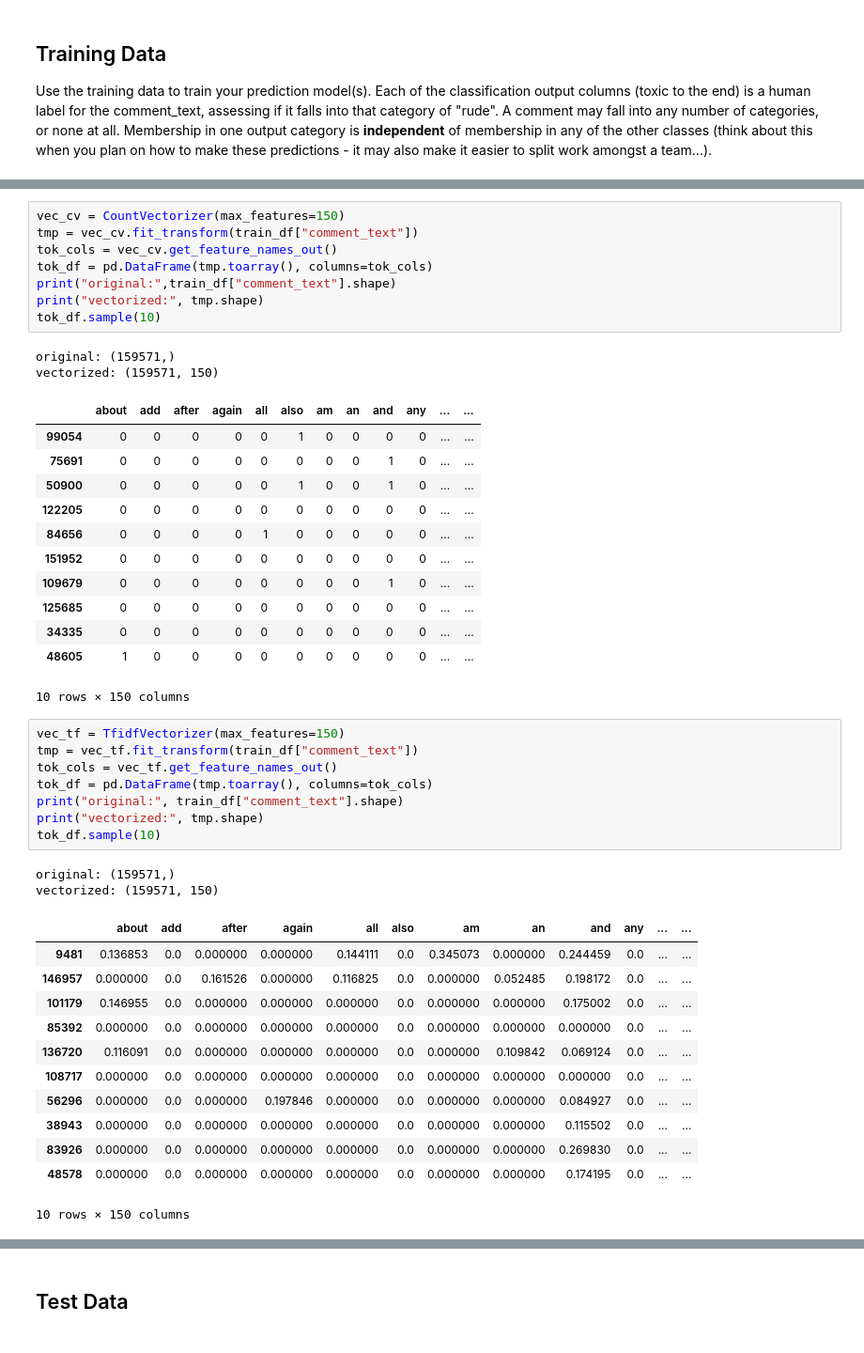
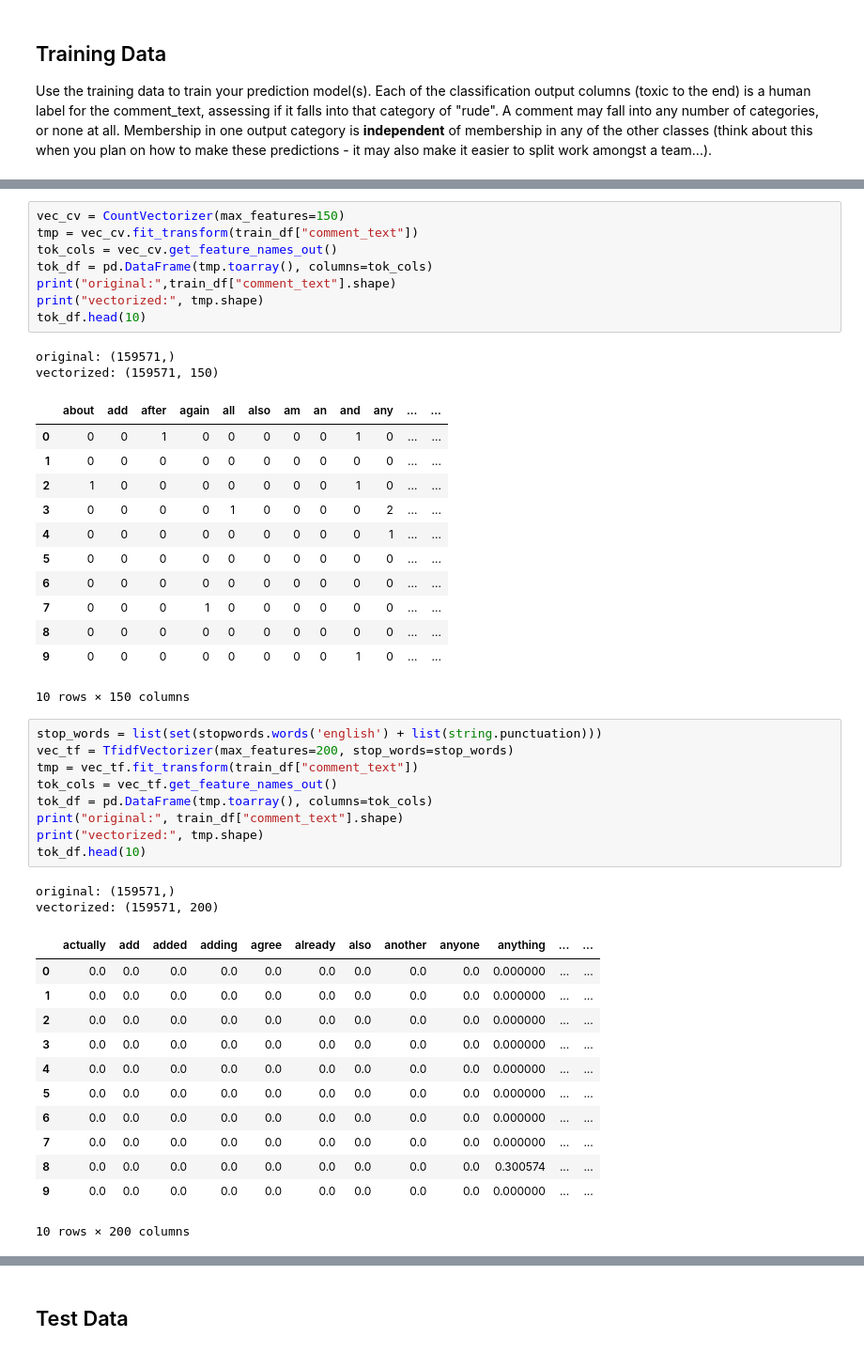
Before and after one commit to michaeljharris/ItML_Project_1_Students, a Jupyter notebook: proj_1_start.ipynb, the cells around one changed output, grey strips where cells are left out. Shown: that part at 94% size. Saved outputs shown, nothing was run; the diff lists cells and outputs as text.

```diff
--- a/proj_1_start.ipynb
+++ b/proj_1_start.ipynb
@@ -65,42 +66,43 @@ tok_cols = vec_cv.get_feature_names_out()
 tok_df = pd.DataFrame(tmp.toarray(), columns=tok_cols)
 print("original:",train_df["comment_text"].shape)
 print("vectorized:", tmp.shape)
-tok_df.sample(10)
+tok_df.head(10)
 # %% [output]
 original: (159571,)
 vectorized: (159571, 150)
 |  | about | add | after | again | all | also | am | an | and | any | ... | ... |
-| 99054 | 0 | 0 | 0 | 0 | 0 | 1 | 0 | 0 | 0 | 0 | ... | ... |
-| 75691 | 0 | 0 | 0 | 0 | 0 | 0 | 0 | 0 | 1 | 0 | ... | ... |
-| 50900 | 0 | 0 | 0 | 0 | 0 | 1 | 0 | 0 | 1 | 0 | ... | ... |
-| 122205 | 0 | 0 | 0 | 0 | 0 | 0 | 0 | 0 | 0 | 0 | ... | ... |
-| 84656 | 0 | 0 | 0 | 0 | 1 | 0 | 0 | 0 | 0 | 0 | ... | ... |
-| 151952 | 0 | 0 | 0 | 0 | 0 | 0 | 0 | 0 | 0 | 0 | ... | ... |
-| 109679 | 0 | 0 | 0 | 0 | 0 | 0 | 0 | 0 | 1 | 0 | ... | ... |
-| 125685 | 0 | 0 | 0 | 0 | 0 | 0 | 0 | 0 | 0 | 0 | ... | ... |
-| 34335 | 0 | 0 | 0 | 0 | 0 | 0 | 0 | 0 | 0 | 0 | ... | ... |
-| 48605 | 1 | 0 | 0 | 0 | 0 | 0 | 0 | 0 | 0 | 0 | ... | ... |
+| 0 | 0 | 0 | 1 | 0 | 0 | 0 | 0 | 0 | 1 | 0 | ... | ... |
+| 1 | 0 | 0 | 0 | 0 | 0 | 0 | 0 | 0 | 0 | 0 | ... | ... |
+| 2 | 1 | 0 | 0 | 0 | 0 | 0 | 0 | 0 | 1 | 0 | ... | ... |
+| 3 | 0 | 0 | 0 | 0 | 1 | 0 | 0 | 0 | 0 | 2 | ... | ... |
+| 4 | 0 | 0 | 0 | 0 | 0 | 0 | 0 | 0 | 0 | 1 | ... | ... |
+| 5 | 0 | 0 | 0 | 0 | 0 | 0 | 0 | 0 | 0 | 0 | ... | ... |
+| 6 | 0 | 0 | 0 | 0 | 0 | 0 | 0 | 0 | 0 | 0 | ... | ... |
+| 7 | 0 | 0 | 0 | 1 | 0 | 0 | 0 | 0 | 0 | 0 | ... | ... |
+| 8 | 0 | 0 | 0 | 0 | 0 | 0 | 0 | 0 | 0 | 0 | ... | ... |
+| 9 | 0 | 0 | 0 | 0 | 0 | 0 | 0 | 0 | 1 | 0 | ... | ... |
 10 rows × 150 columns
 # %%
-vec_tf = TfidfVectorizer(max_features=150)
+stop_words = list(set(stopwords.words('english') + list(string.punctuation)))
+vec_tf = TfidfVectorizer(max_features=200, stop_words=stop_words)
 tmp = vec_tf.fit_transform(train_df["comment_text"])
 tok_cols = vec_tf.get_feature_names_out()
 tok_df = pd.DataFrame(tmp.toarray(), columns=tok_cols)
 print("original:", train_df["comment_text"].shape)
 print("vectorized:", tmp.shape)
-tok_df.sample(10)
+tok_df.head(10)
 # %% [output]
 original: (159571,)
-vectorized: (159571, 150)
+vectorized: (159571, 200)
-|  | about | add | after | again | all | also | am | an | and | any | ... | ... |
-| 9481 | 0.136853 | 0.0 | 0.000000 | 0.000000 | 0.144111 | 0.0 | 0.345073 | 0.000000 | 0.244459 | 0.0 | ... | ... |
-| 146957 | 0.000000 | 0.0 | 0.161526 | 0.000000 | 0.116825 | 0.0 | 0.000000 | 0.052485 | 0.198172 | 0.0 | ... | ... |
-| 101179 | 0.146955 | 0.0 | 0.000000 | 0.000000 | 0.000000 | 0.0 | 0.000000 | 0.000000 | 0.175002 | 0.0 | ... | ... |
-| 85392 | 0.000000 | 0.0 | 0.000000 | 0.000000 | 0.000000 | 0.0 | 0.000000 | 0.000000 | 0.000000 | 0.0 | ... | ... |
-| 136720 | 0.116091 | 0.0 | 0.000000 | 0.000000 | 0.000000 | 0.0 | 0.000000 | 0.109842 | 0.069124 | 0.0 | ... | ... |
-| 108717 | 0.000000 | 0.0 | 0.000000 | 0.000000 | 0.000000 | 0.0 | 0.000000 | 0.000000 | 0.000000 | 0.0 | ... | ... |
-| 56296 | 0.000000 | 0.0 | 0.000000 | 0.197846 | 0.000000 | 0.0 | 0.000000 | 0.000000 | 0.084927 | 0.0 | ... | ... |
-| 38943 | 0.000000 | 0.0 | 0.000000 | 0.000000 | 0.000000 | 0.0 | 0.000000 | 0.000000 | 0.115502 | 0.0 | ... | ... |
-| 83926 | 0.000000 | 0.0 | 0.000000 | 0.000000 | 0.000000 | 0.0 | 0.000000 | 0.000000 | 0.269830 | 0.0 | ... | ... |
-| 48578 | 0.000000 | 0.0 | 0.000000 | 0.000000 | 0.000000 | 0.0 | 0.000000 | 0.000000 | 0.174195 | 0.0 | ... | ... |
+|  | actually | add | added | adding | agree | already | also | another | anyone | anything | ... | ... |
+| 0 | 0.0 | 0.0 | 0.0 | 0.0 | 0.0 | 0.0 | 0.0 | 0.0 | 0.0 | 0.000000 | ... | ... |
+| 1 | 0.0 | 0.0 | 0.0 | 0.0 | 0.0 | 0.0 | 0.0 | 0.0 | 0.0 | 0.000000 | ... | ... |
+| 2 | 0.0 | 0.0 | 0.0 | 0.0 | 0.0 | 0.0 | 0.0 | 0.0 | 0.0 | 0.000000 | ... | ... |
+| 3 | 0.0 | 0.0 | 0.0 | 0.0 | 0.0 | 0.0 | 0.0 | 0.0 | 0.0 | 0.000000 | ... | ... |
+| 4 | 0.0 | 0.0 | 0.0 | 0.0 | 0.0 | 0.0 | 0.0 | 0.0 | 0.0 | 0.000000 | ... | ... |
+| 5 | 0.0 | 0.0 | 0.0 | 0.0 | 0.0 | 0.0 | 0.0 | 0.0 | 0.0 | 0.000000 | ... | ... |
+| 6 | 0.0 | 0.0 | 0.0 | 0.0 | 0.0 | 0.0 | 0.0 | 0.0 | 0.0 | 0.000000 | ... | ... |
+| 7 | 0.0 | 0.0 | 0.0 | 0.0 | 0.0 | 0.0 | 0.0 | 0.0 | 0.0 | 0.000000 | ... | ... |
+| 8 | 0.0 | 0.0 | 0.0 | 0.0 | 0.0 | 0.0 | 0.0 | 0.0 | 0.0 | 0.300574 | ... | ... |
+| 9 | 0.0 | 0.0 | 0.0 | 0.0 | 0.0 | 0.0 | 0.0 | 0.0 | 0.0 | 0.000000 | ... | ... |
-10 rows × 150 columns
+10 rows × 200 columns
```
Also changed, not shown: parts of 5 cells of this notebook.
